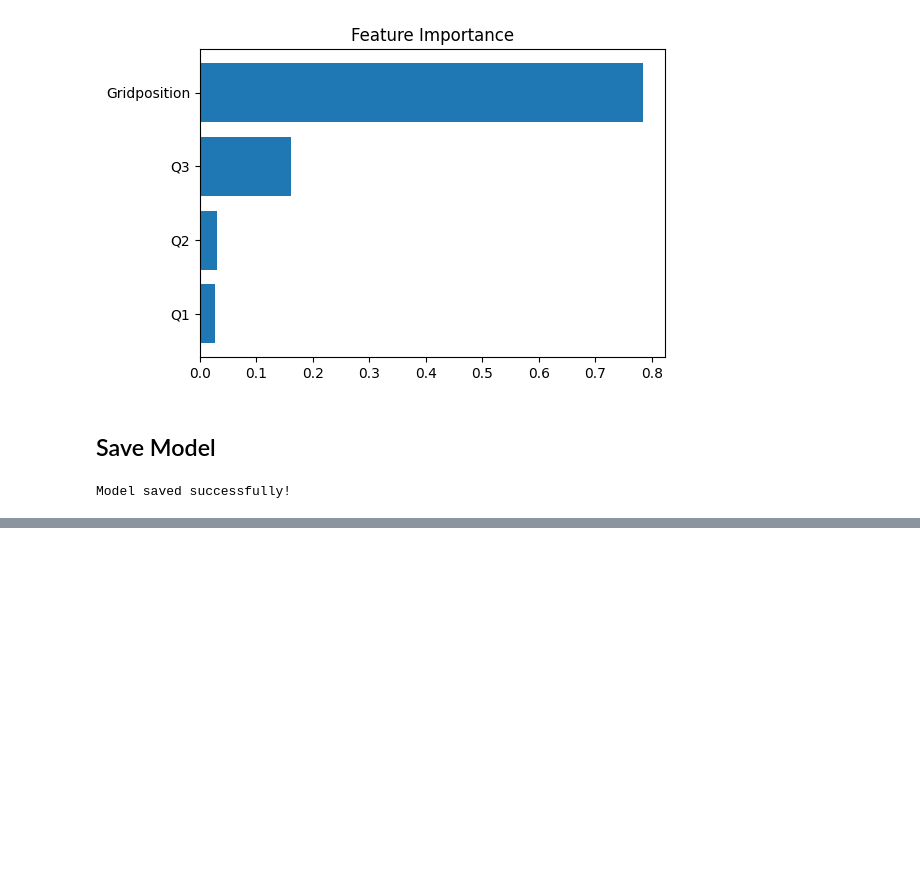
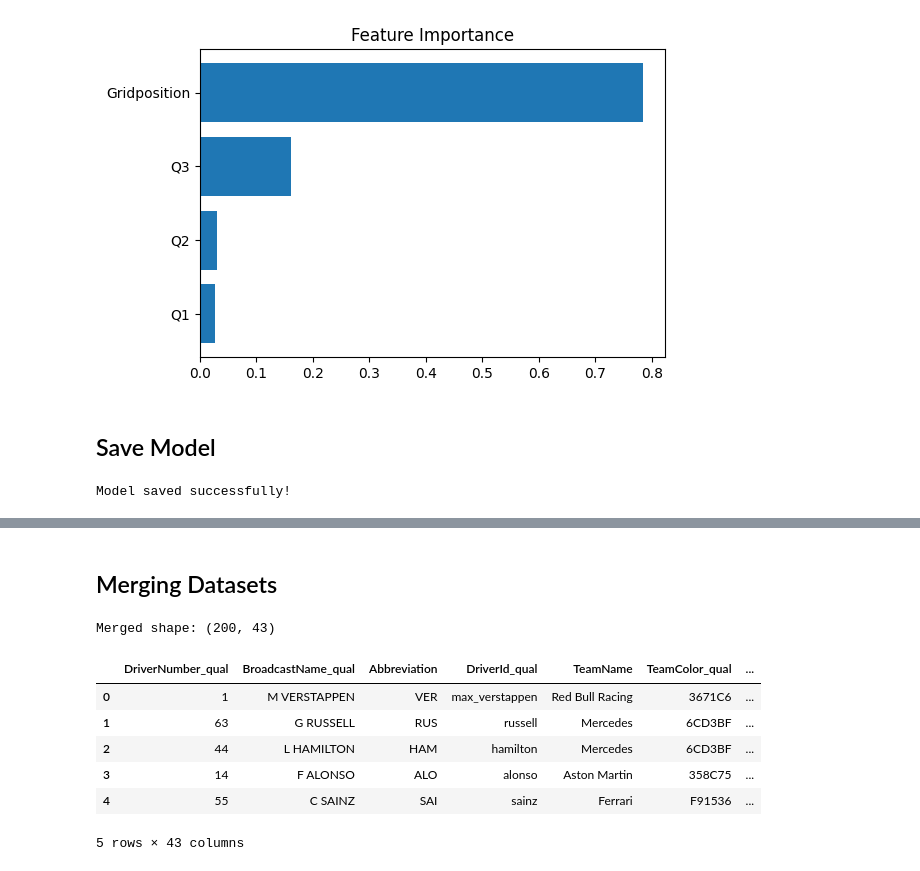
Before and after one commit to RishiRoopen/F1_Race_Predictor, a Jupyter notebook: notebook/04_model_training.ipynb, the cells around one changed output, grey strips where cells are left out. Saved outputs shown, nothing was run; the diff lists cells and outputs as text; code cells hidden in the pictures; blank space fills up the shorter version.

```diff
--- a/notebook/04_model_training.ipynb
+++ b/notebook/04_model_training.ipynb
@@ -109,0 +114,11 @@ Model saved successfully!
+# %%
+#Load Data
+qual_df = pd.read_csv(fr"{processed_path}\qualifying_2023_cleaned.csv")
+race_df = pd.read_csv(fr"{processed_path}\race_2023_cleaned.csv")
+
+print("Qualifying shape:", qual_df.shape)
+print("Race shape:", race_df.shape)
+
+#Quick check of columns
+print("\nQualifying columns:", qual_df.columns.tolist())
+print("Race columns:", race_df.columns.tolist())
@@ -109,0 +131,22 @@ Model saved successfully!
+# %% [markdown]
+## Merging Datasets
+# %%
+#Merge both datasets
+merged = pd.merge(
+    qual_df,
+    race_df,
+    on=['Abbreviation', 'TeamName', 'GrandPrix'],
+    suffixes=('_qual', '_race')
+)
+
+print("Merged shape:", merged.shape)
+display(merged.head())
+# %% [output]
+Merged shape: (200, 43)
+|  | DriverNumber_qual | BroadcastName_qual | Abbreviation | DriverId_qual | TeamName | TeamColor_qual | ... |
+| 0 | 1 | M VERSTAPPEN | VER | max_verstappen | Red Bull Racing | 3671C6 | ... |
+| 1 | 63 | G RUSSELL | RUS | russell | Mercedes | 6CD3BF | ... |
+| 2 | 44 | L HAMILTON | HAM | hamilton | Mercedes | 6CD3BF | ... |
+| 3 | 14 | F ALONSO | ALO | alonso | Aston Martin | 358C75 | ... |
+| 4 | 55 | C SAINZ | SAI | sainz | Ferrari | F91536 | ... |
+5 rows × 43 columns
```
Also changed, not shown: parts of 17 cells of this notebook, 1 other file.
